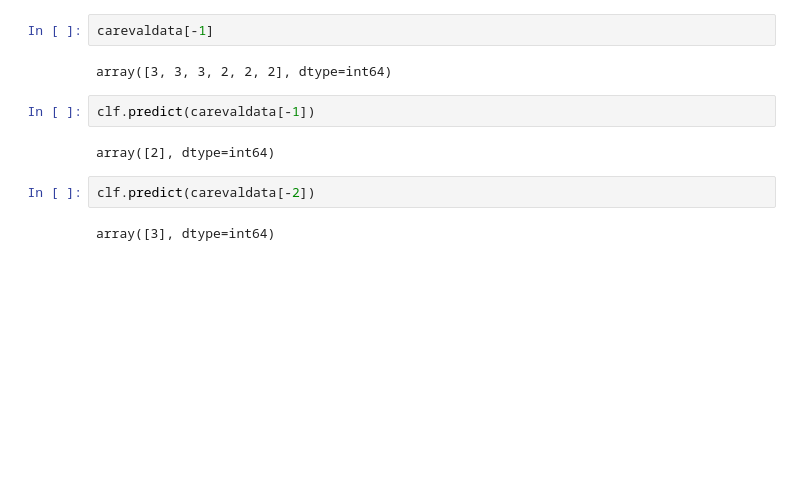
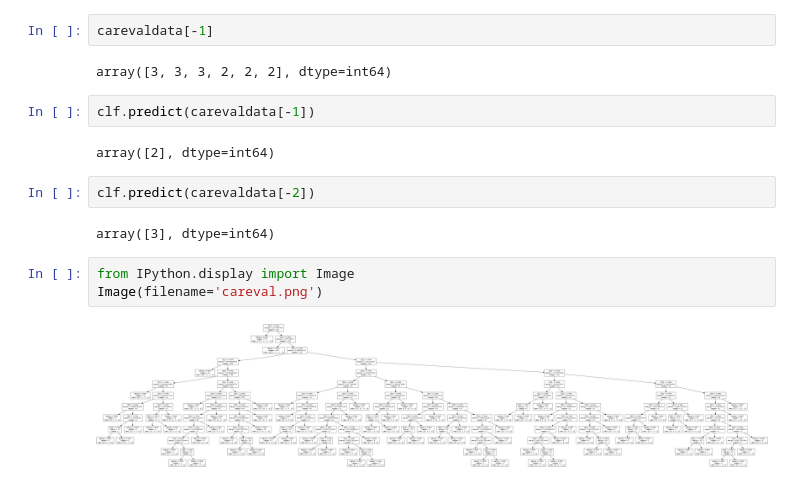
Before and after one commit to kmk4021/data_science, a Jupyter notebook: Homework2_Car_evalluation.ipynb, the cells around one changed output. Drawn from its saved outputs; the diff is of its cells as text; blank space fills up the shorter version.

```diff
--- a/Homework2_Car_evalluation.ipynb
+++ b/Homework2_Car_evalluation.ipynb
@@ -609,3 +613,8 @@ array([2], dtype=int64)
 clf.predict(carevaldata[-2])
 # %% [output]
 array([3], dtype=int64)
+# %%
+from IPython.display import Image
+Image(filename='careval.png')
+# %% [output]
+[figure, added]
```
Also changed, not shown: parts of 1 cell of this notebook, 2 other files.
